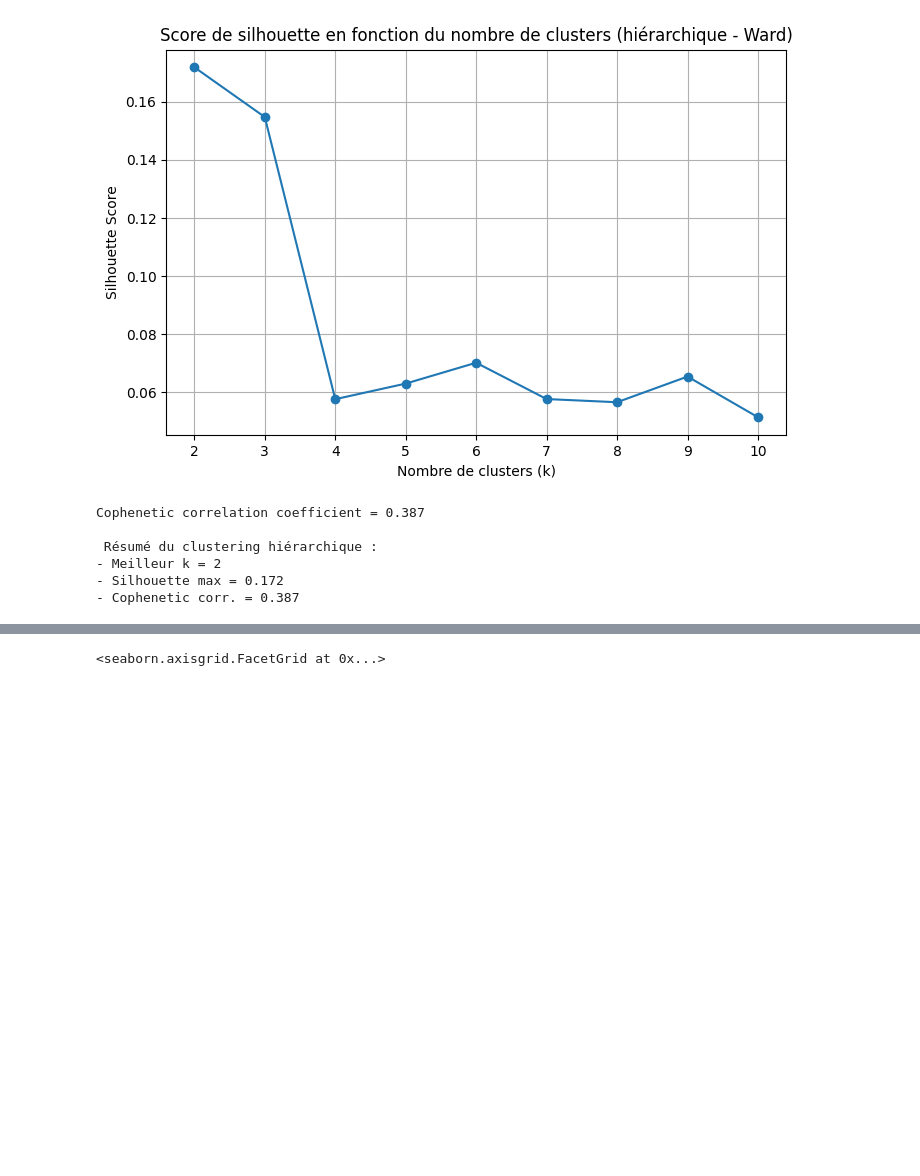
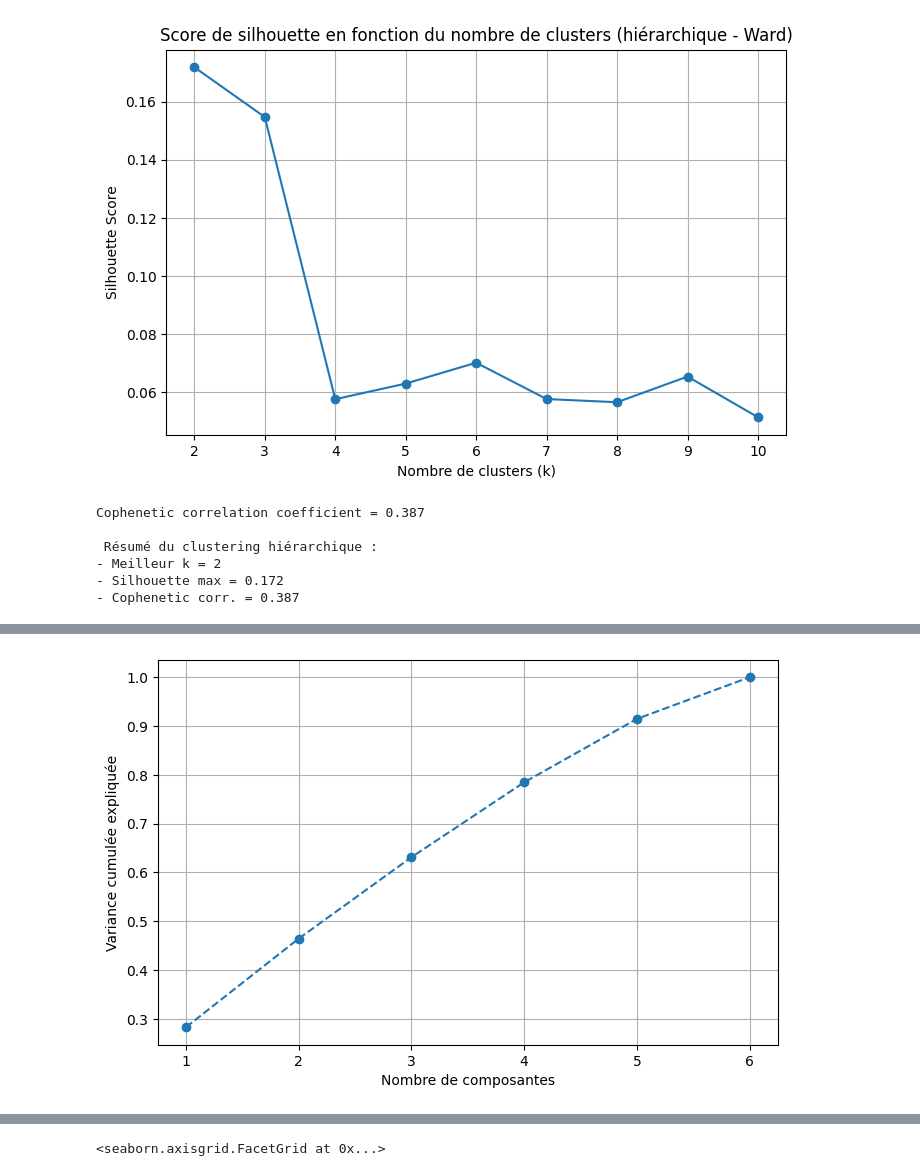
Before and after one commit to fxcollot/SpotifyUnsupervised, a Jupyter notebook: spotify_Louise.ipynb, the cells around one changed output, grey strips where cells are left out. Cells and saved outputs as stored; diff of their text form; code cells hidden in the pictures; blank space fills up the shorter version.

```diff
--- a/spotify_Louise.ipynb
+++ b/spotify_Louise.ipynb
@@ -517,0 +570,10 @@ Cophenetic correlation coefficient = 0.387
+# %%
+# Visualisation de la variance cumulée
+plt.figure(figsize=(8,5))
+plt.plot(range(1, len(explained_variance_2)+1), cumulative_variance_2, marker='o', linestyle='--')
+plt.xlabel("Nombre de composantes")
+plt.ylabel("Variance cumulée expliquée")
+plt.grid(True)
+plt.show()
+# %% [output]
+[figure, added]
```
Also changed, not shown: parts of 8 cells of this notebook.
